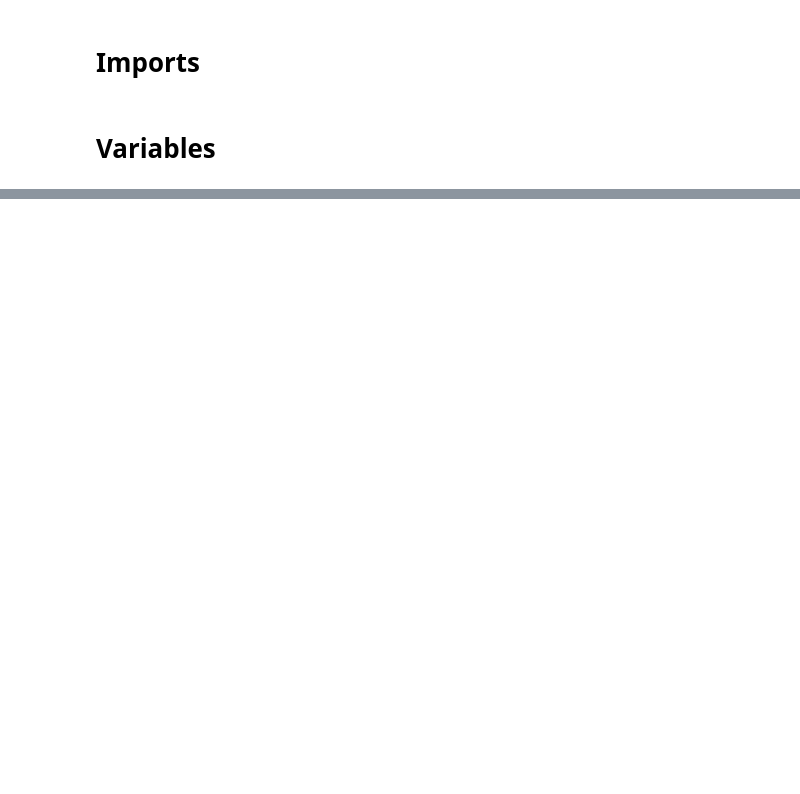
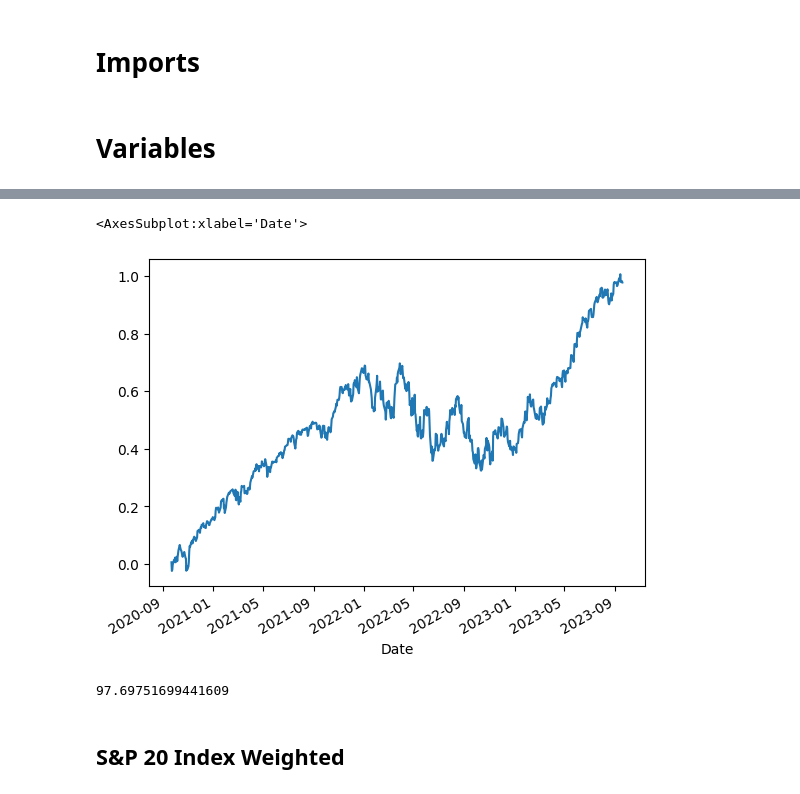
Before and after one commit to zayansalman/sp500vs20returns, a Jupyter notebook: s&p500 vs 20 returns.ipynb, the cells around one changed output, grey strips where cells are left out. Cells and saved outputs as stored; diff of their text form; code cells hidden in the pictures; blank space fills up the shorter version.

```diff
--- a/s&p500 vs 20 returns.ipynb
+++ b/s&p500 vs 20 returns.ipynb
@@ -33,0 +118,2 @@ get_ticker_data('^GSPC', start_date, end_date)
+# %%
+sp20_data = pd.concat([get_ticker_data(component, start_date, end_date) for component in sp20_components_list])
@@ -33,0 +130,13 @@ get_ticker_data('^GSPC', start_date, end_date)
+# %%
+# Calculate daily returns for individual stocks
+sp20_data['Daily Return'] = sp20_data.groupby('Ticker')['Close'].pct_change()
+# %%
+#sp20 portfolio daily return - Equal Weighting
+sp20_returns = sp20_data.groupby('Date')['Daily Return'].mean()
+# %%
+sp20daily_returns = (1 + sp20_returns).cumprod() - 1
+# %%
+sp20daily_returns.plot()
+# %% [output]
+<AxesSubplot:xlabel='Date'>
+[figure, added]
@@ -33,0 +145,6 @@ get_ticker_data('^GSPC', start_date, end_date)
+# %%
+sp20total_return*100
+# %% [output]
+97.69751699441609
+# %% [markdown]
+## S&P 20 Index Weighted
```
Also changed, not shown: parts of 49 cells of this notebook.
